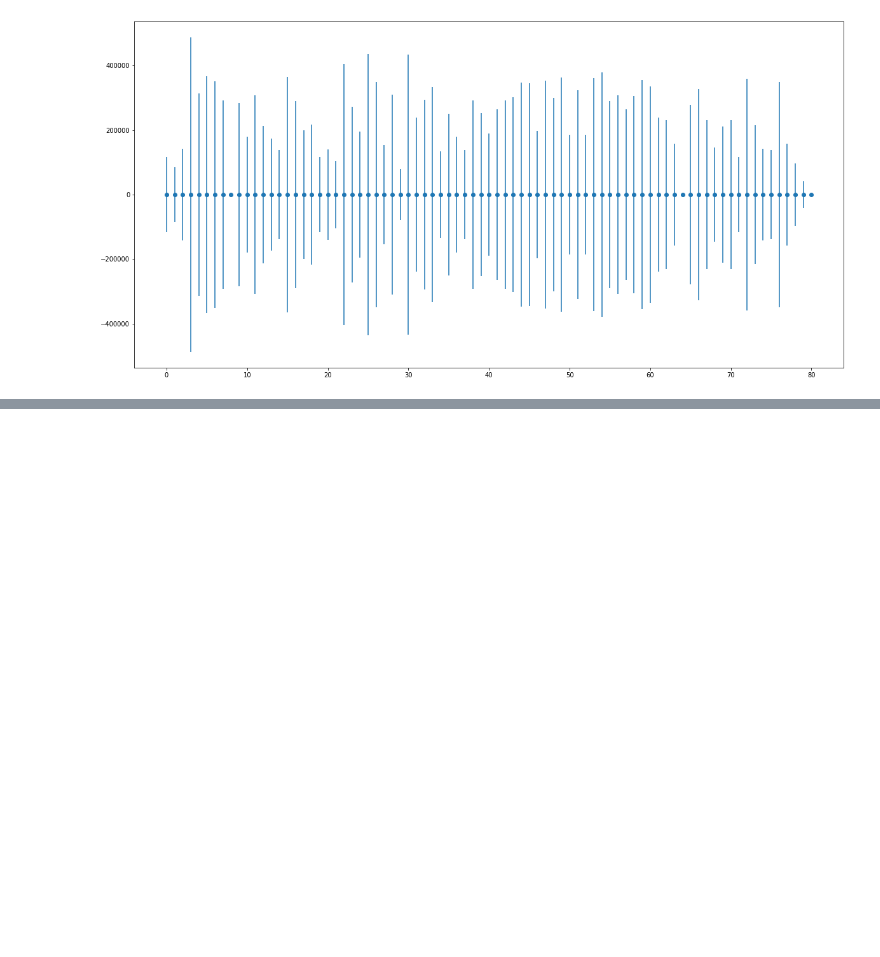
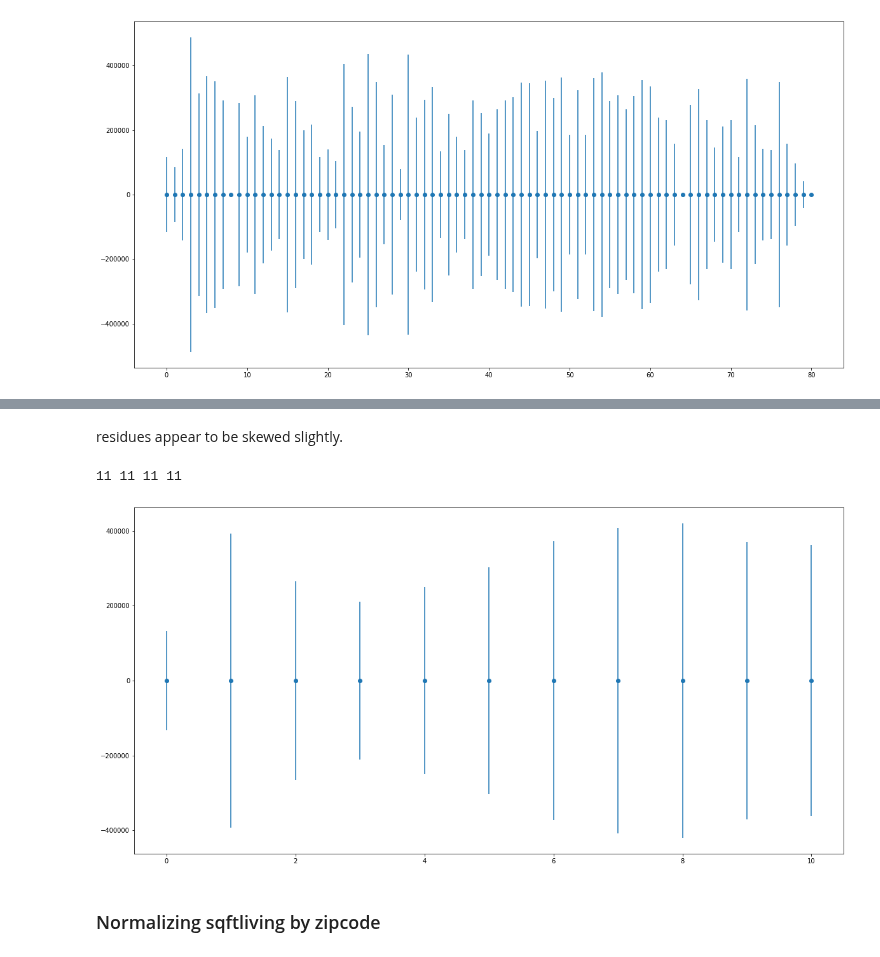
Before and after one commit to aabrahamson3/king-county-housing, a Jupyter notebook: notebooks/exploratory/Lucas/Zipcode.ipynb, the cells around one changed output, grey strips where cells are left out. Drawn from its saved outputs; the diff is of its cells as text; code cells hidden in the pictures; blank space fills up the shorter version.

```diff
--- a/notebooks/exploratory/Lucas/Zipcode.ipynb
+++ b/notebooks/exploratory/Lucas/Zipcode.ipynb
@@ -636,0 +697,19 @@ already deleted
+# %% [markdown]
+residues appear to be skewed slightly.
+# %%
+# remove nans from list in std from list
+filtered_list = list(filter(lambda x: np.abs(x[1]) > 0, lookup_dict.values()))
+
+
+fig = plt.figure(figsize = (20,10))
+x = range(len(filtered_list))
+y = [0]*len(x)
+# y = [x[0] for x in lookup_dict.values()]
+yerr = [num[1] for num in filtered_list]
+print(len(filtered_list), len(x), len(y), len(yerr))
+plt.errorbar(x, y, yerr=yerr, label='both limits (default)', fmt='o');
+# %% [output]
+11 11 11 11
+[figure, added]
+# %% [markdown]
+### Normalizing sqftliving by zipcode
```
Also changed, not shown: parts of 20 cells of this notebook.
